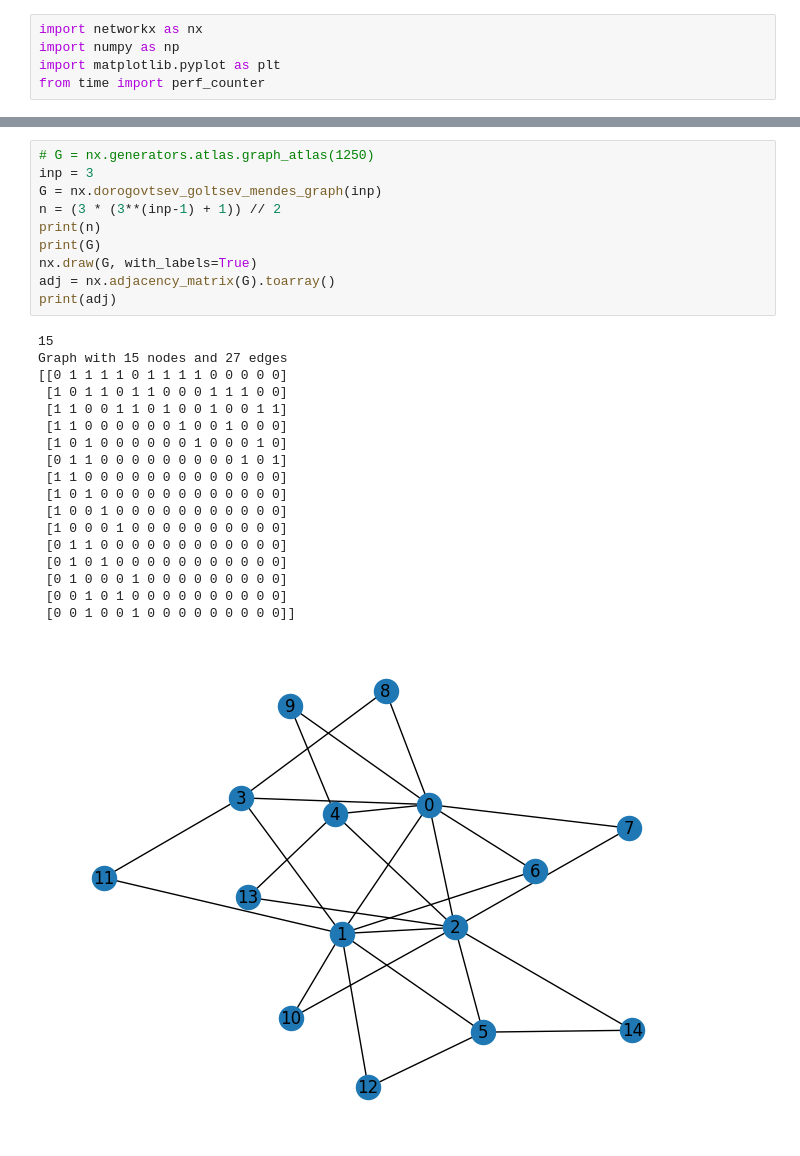
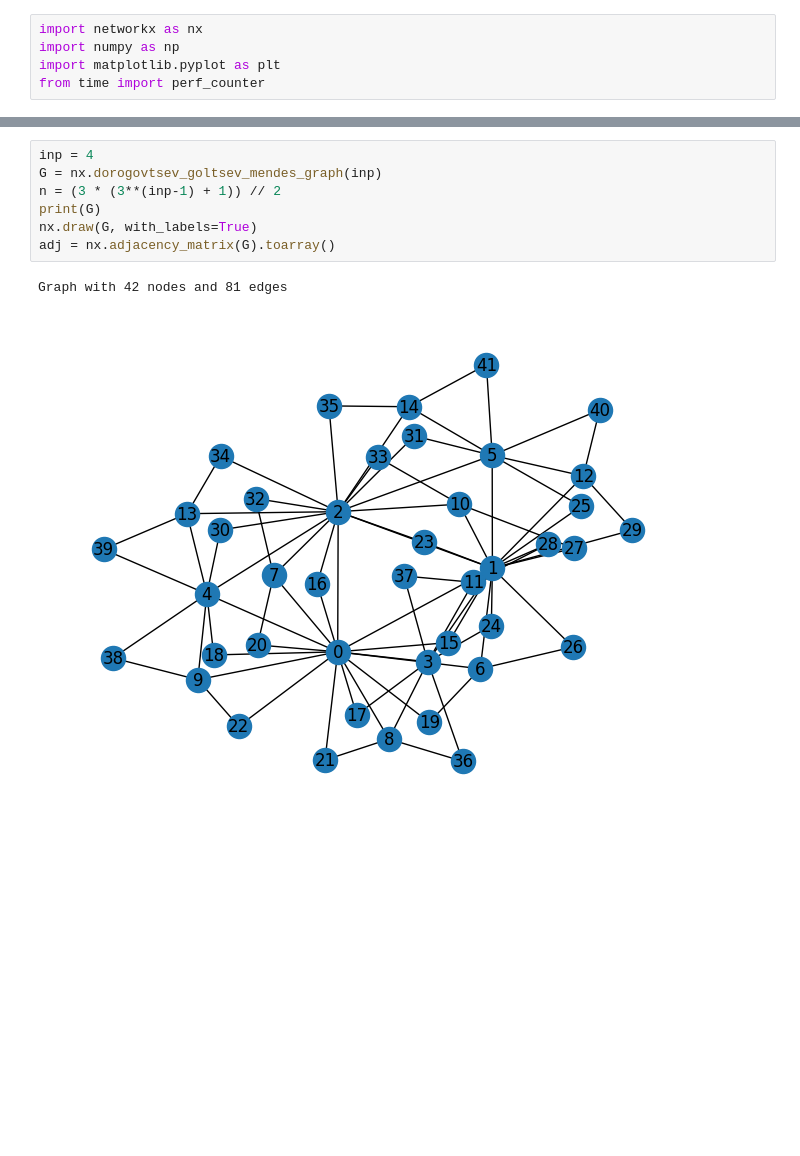
Before and after one commit to PraneethJain/Linear-Algebra, a Jupyter notebook: Project/Code/gen.ipynb, the cells around one changed output, grey strips where cells are left out. Drawn from its saved outputs; the diff is of its cells as text; blank space fills up the shorter version.

```diff
--- a/Project/Code/gen.ipynb
+++ b/Project/Code/gen.ipynb
@@ -32,34 +30,15 @@ def matrix_multiply(matrix1, matrix2):
 
     return result
 # %%
-# G = nx.generators.atlas.graph_atlas(1250)
-inp = 3
+inp = 4
 G = nx.dorogovtsev_goltsev_mendes_graph(inp)
 n = (3 * (3**(inp-1) + 1)) // 2
-print(n)
 print(G)
 nx.draw(G, with_labels=True)
 adj = nx.adjacency_matrix(G).toarray()
-print(adj)
 # %% [output]
-15
-Graph with 15 nodes and 27 edges
-[[0 1 1 1 1 0 1 1 1 1 0 0 0 0 0]
- [1 0 1 1 0 1 1 0 0 0 1 1 1 0 0]
- [1 1 0 0 1 1 0 1 0 0 1 0 0 1 1]
- [1 1 0 0 0 0 0 0 1 0 0 1 0 0 0]
- [1 0 1 0 0 0 0 0 0 1 0 0 0 1 0]
- [0 1 1 0 0 0 0 0 0 0 0 0 1 0 1]
- [1 1 0 0 0 0 0 0 0 0 0 0 0 0 0]
- [1 0 1 0 0 0 0 0 0 0 0 0 0 0 0]
- [1 0 0 1 0 0 0 0 0 0 0 0 0 0 0]
- [1 0 0 0 1 0 0 0 0 0 0 0 0 0 0]
- [0 1 1 0 0 0 0 0 0 0 0 0 0 0 0]
- [0 1 0 1 0 0 0 0 0 0 0 0 0 0 0]
- [0 1 0 0 0 1 0 0 0 0 0 0 0 0 0]
- [0 0 1 0 1 0 0 0 0 0 0 0 0 0 0]
- [0 0 1 0 0 1 0 0 0 0 0 0 0 0 0]]
+Graph with 42 nodes and 81 edges
-[figure, old version]
+[figure, new version]
 # %%
 eigenvalues = np.linalg.eigvalsh(adj)
 A = [eigenvalues]
```
Also changed, not shown: parts of 2 cells of this notebook, 6 other files.
